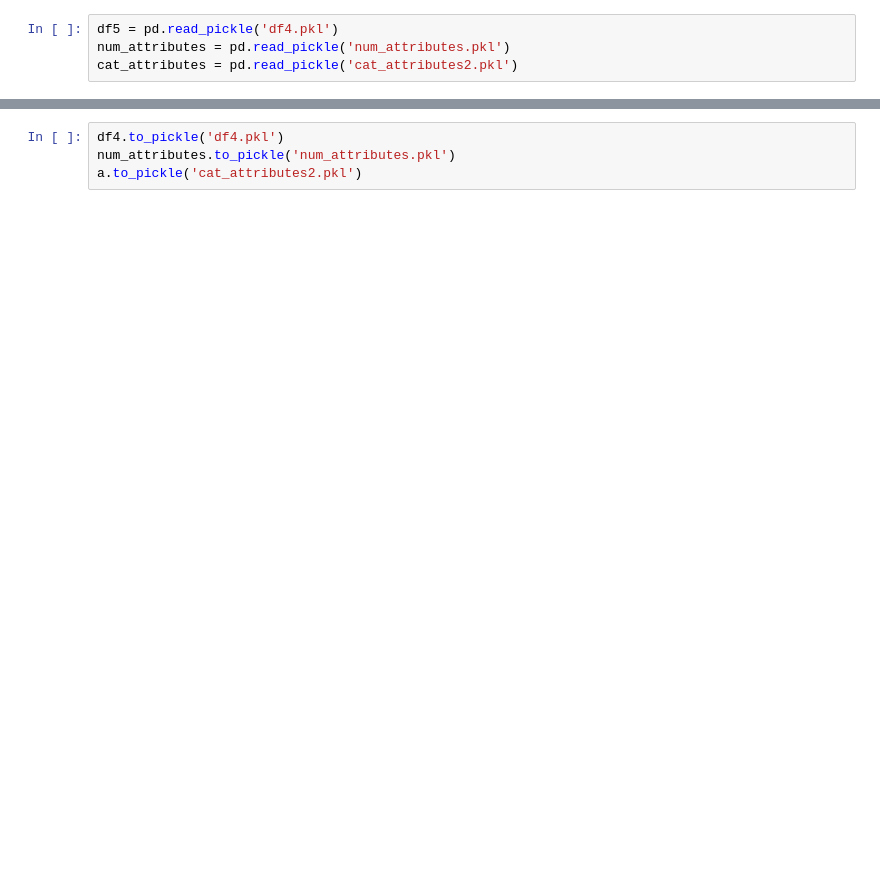
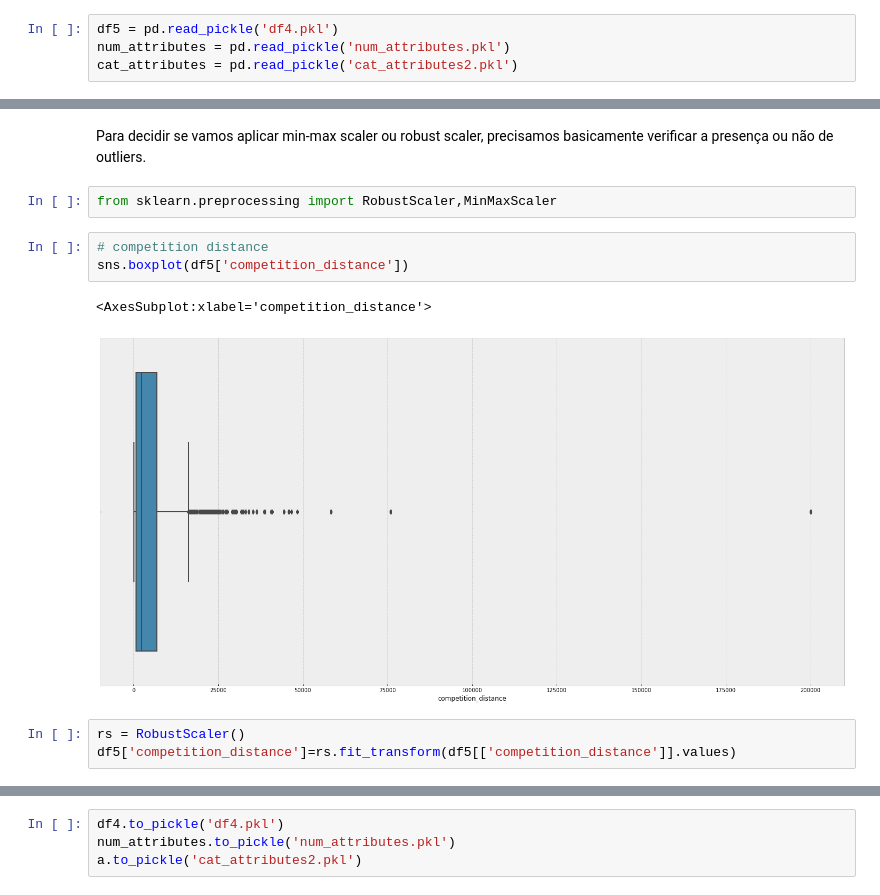
Before and after one commit to soaresvml/dsemproducao, a Jupyter notebook: m05_v01_store_sales_prediction.ipynb, the cells around one changed output, grey strips where cells are left out. Drawn from its saved outputs; the diff is of its cells as text; blank space fills up the shorter version.

```diff
--- a/m05_v01_store_sales_prediction.ipynb
+++ b/m05_v01_store_sales_prediction.ipynb
@@ -20,0 +48,13 @@ cat_attributes = pd.read_pickle('cat_attributes2.pkl')
+# %% [markdown]
+Para decidir se vamos aplicar min-max scaler ou robust scaler, precisamos basicamente verificar a presença ou não de outliers.
+# %%
+from sklearn.preprocessing import RobustScaler,MinMaxScaler
+# %%
+# competition distance
+sns.boxplot(df5['competition_distance'])
+# %% [output]
+<AxesSubplot:xlabel='competition_distance'>
+[figure, added]
+# %%
+rs = RobustScaler()
+df5['competition_distance']=rs.fit_transform(df5[['competition_distance']].values)
```
Also changed, not shown: parts of 27 cells of this notebook.
